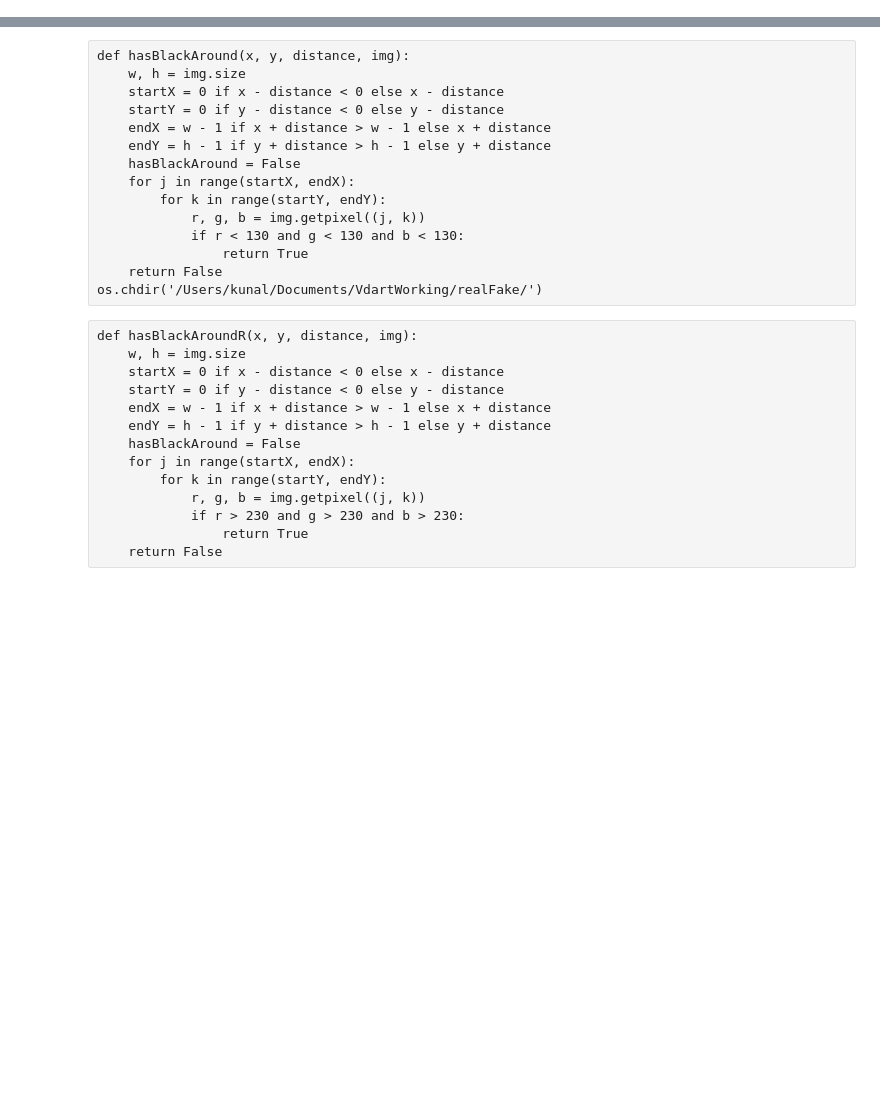
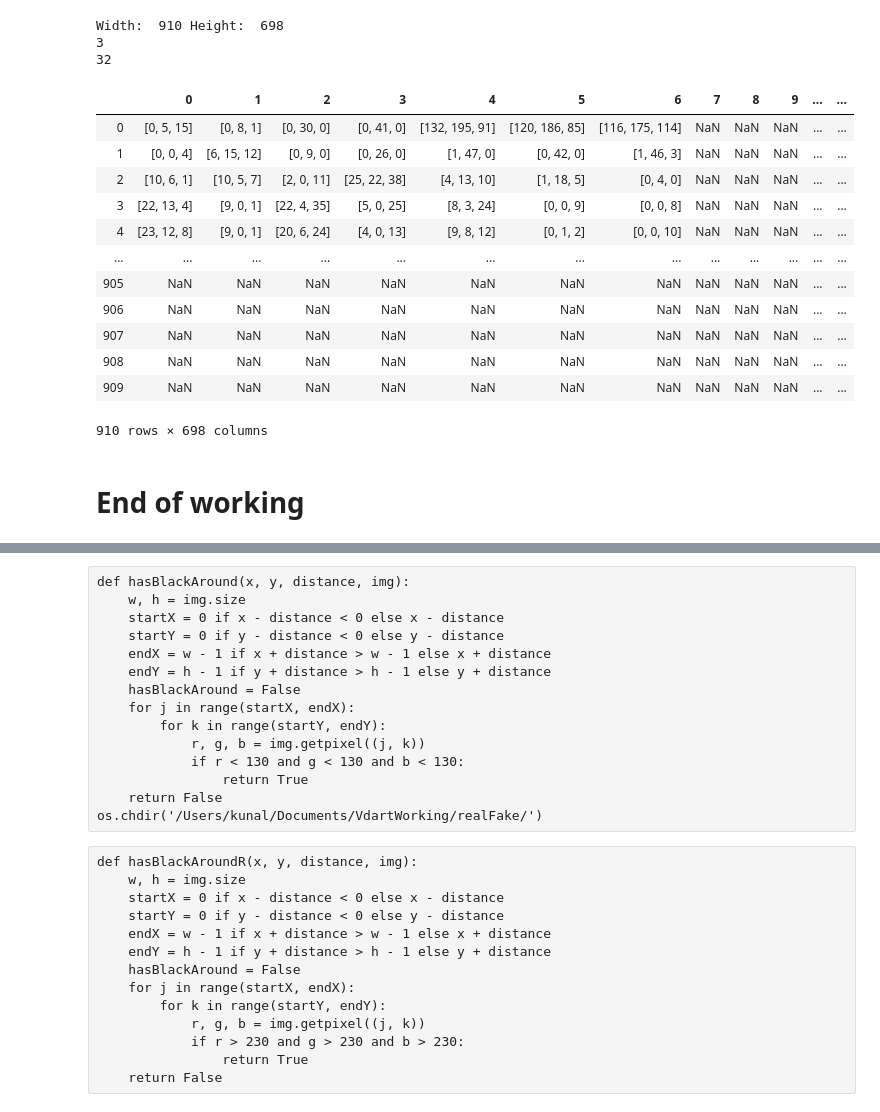
Before and after one commit to Kunal2341/fakerealdocument, a Jupyter notebook: JupyterNotebook/WaterMark.ipynb, the cells around one changed output, grey strips where cells are left out. Cells and saved outputs as stored; diff of their text form; code cells hidden in the pictures; blank space fills up the shorter version.

```diff
--- a/JupyterNotebook/WaterMark.ipynb
+++ b/JupyterNotebook/WaterMark.ipynb
@@ -48,2 +60,2 @@ im1 = img.save("Edited.jpg")
 # %%
-file1 = '/Users/kunal/Documents/VdartWorking/realFake/Edited.jpg'
+file1 = '/Users/kunal/Documents/VdartWorking/realFake/Editedasof2-27.jpg'
@@ -49,0 +109,45 @@ file1 = '/Users/kunal/Documents/VdartWorking/realFake/Edited.jpg'
+# %%
+partArrDis = []
+distance = 3
+x = 3
+y = 3
+count = 0
+row = []
+column = []
+array = cv2.imread(file1)
+x_length = len(array)
+y_length = len(array[0])
+print("Width: ",x_length, "Height: ", y_length)
+for i in range(x_length):
+    row.append(str(i))
+for i in range(y_length):
+    column.append(str(i))
+df = pd.DataFrame(index=row, columns=column)
+dfrangefor = int(distance)
+print(rangefor)
+for i in range(rangefor+1):
+    for j in range(rangefor+1):
+        df['{}'.format(x+i)]['{}'.format(y+j)] = array[int(x+i)][int(y+j)]
+        df['{}'.format(x-i)]['{}'.format(y-j)] = array[int(x-i)][int(y-j)]
+        df['{}'.format(x-i)]['{}'.format(y+j)] = array[int(x-i)][int(y+j)]
+        df['{}'.format(x+i)]['{}'.format(y-j)] = array[int(x+i)][int(y-j)]
+        count += 2
+print(count)
+df
+# %% [output]
+Width:  910 Height:  698
+3
+32
+|  | 0 | 1 | 2 | 3 | 4 | 5 | 6 | 7 | 8 | 9 | ... | ... |
+| 0 | [0, 5, 15] | [0, 8, 1] | [0, 30, 0] | [0, 41, 0] | [132, 195, 91] | [120, 186, 85] | [116, 175, 114] | NaN | NaN | NaN | ... | ... |
+| 1 | [0, 0, 4] | [6, 15, 12] | [0, 9, 0] | [0, 26, 0] | [1, 47, 0] | [0, 42, 0] | [1, 46, 3] | NaN | NaN | NaN | ... | ... |
+| 2 | [10, 6, 1] | [10, 5, 7] | [2, 0, 11] | [25, 22, 38] | [4, 13, 10] | [1, 18, 5] | [0, 4, 0] | NaN | NaN | NaN | ... | ... |
+| 3 | [22, 13, 4] | [9, 0, 1] | [22, 4, 35] | [5, 0, 25] | [8, 3, 24] | [0, 0, 9] | [0, 0, 8] | NaN | NaN | NaN | ... | ... |
+| 4 | [23, 12, 8] | [9, 0, 1] | [20, 6, 24] | [4, 0, 13] | [9, 8, 12] | [0, 1, 2] | [0, 0, 10] | NaN | NaN | NaN | ... | ... |
+| ... | ... | ... | ... | ... | ... | ... | ... | ... | ... | ... | ... | ... |
+| 905 | NaN | NaN | NaN | NaN | NaN | NaN | NaN | NaN | NaN | NaN | ... | ... |
+| 906 | NaN | NaN | NaN | NaN | NaN | NaN | NaN | NaN | NaN | NaN | ... | ... |
+| 907 | NaN | NaN | NaN | NaN | NaN | NaN | NaN | NaN | NaN | NaN | ... | ... |
+| 908 | NaN | NaN | NaN | NaN | NaN | NaN | NaN | NaN | NaN | NaN | ... | ... |
+| 909 | NaN | NaN | NaN | NaN | NaN | NaN | NaN | NaN | NaN | NaN | ... | ... |
+910 rows × 698 columns
@@ -50 +239,3 @@ file1 = '/Users/kunal/Documents/VdartWorking/realFake/Edited.jpg'
+# %% [markdown]
+# End of working
 # %%
```
Also changed, not shown: parts of 19 cells of this notebook, 9 other files.
